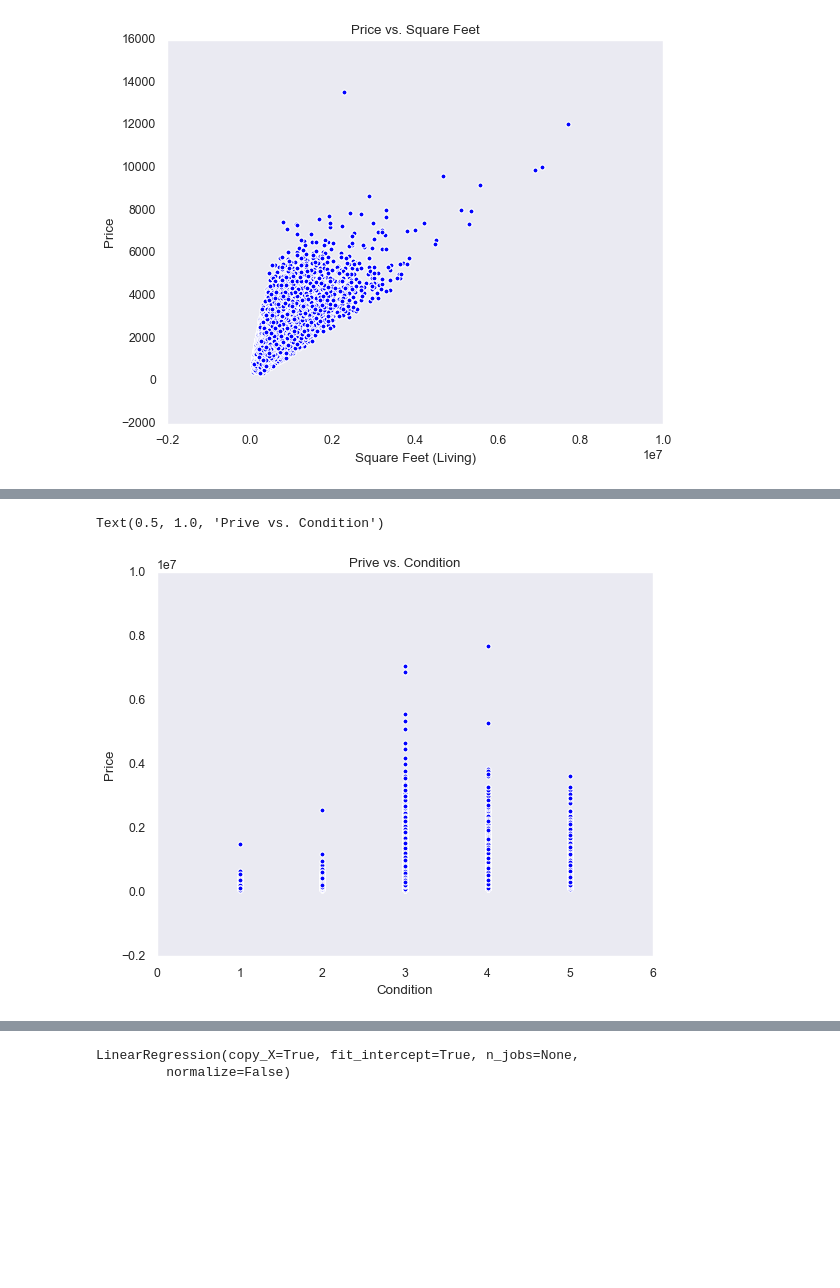
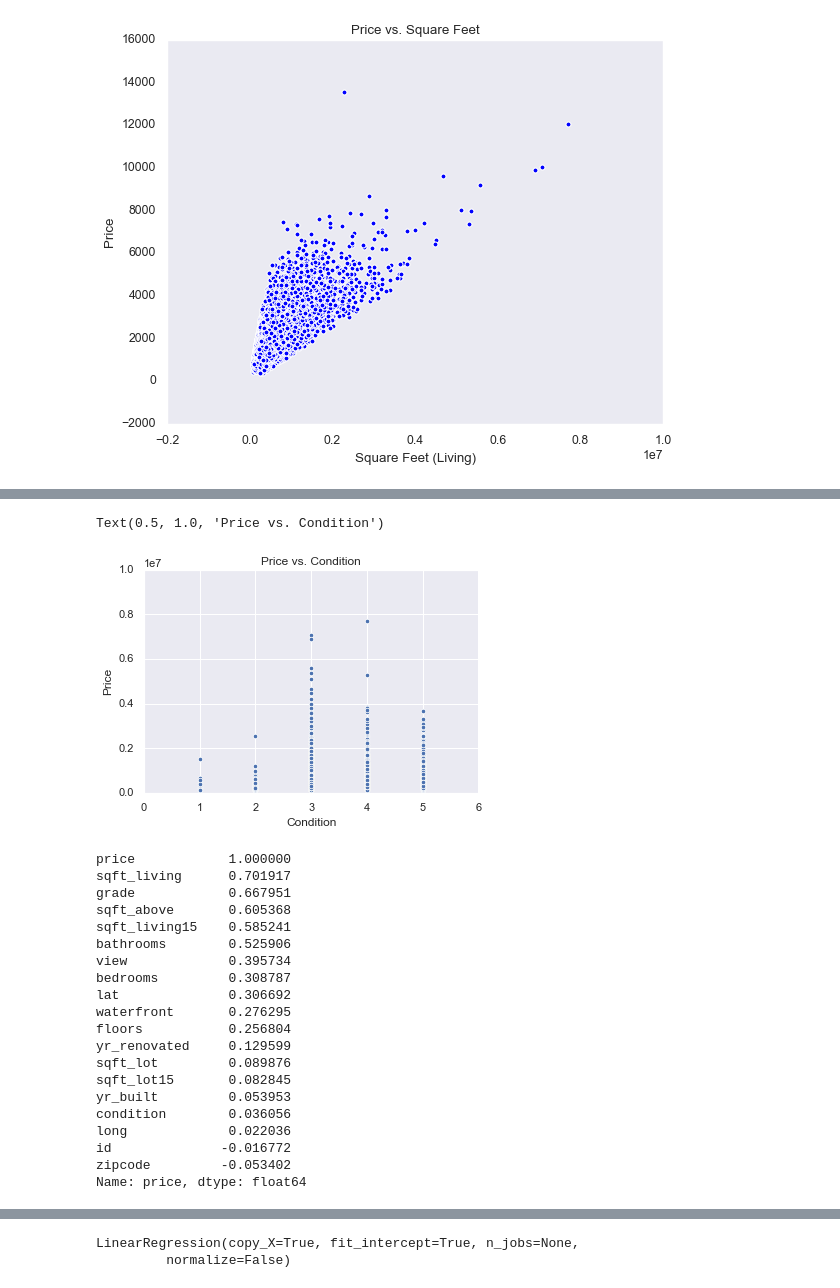
Before and after one commit to whitcrrd/dsc-1-final-project-online-ds-ft-021119, a Jupyter notebook: reed.ipynb, the cells around one changed output, grey strips where cells are left out. Cells and saved outputs as stored; diff of their text form; code cells hidden in the pictures; blank space fills up the shorter version.

```diff
--- a/reed.ipynb
+++ b/reed.ipynb
@@ -140,13 +148,39 @@ Text(0.5, 1.0, 'Prive vs. Grade')
 # %%
-plt.scatter(data.condition, data.price)
+sns.scatterplot(x='condition', y='price', data=data)
+plt.xlim(0,None)
+plt.ylim(0,None)
 plt.xlabel("Condition")
 plt.ylabel("Price")
-plt.title("Prive vs. Condition")
+plt.title("Price vs. Condition")
 # %% [output]
-Text(0.5, 1.0, 'Prive vs. Condition')
+Text(0.5, 1.0, 'Price vs. Condition')
-[figure, old version]
+[figure, new version]
 # %%
 from sklearn.linear_model import LinearRegression
 from sklearn.model_selection import train_test_split
 # %%
 reg = LinearRegression()
+# %%
+corr_matrix = data.corr()
+corr_matrix["price"].sort_values(ascending=False)
+# %% [output]
+price            1.000000
+sqft_living      0.701917
+grade            0.667951
+sqft_above       0.605368
+sqft_living15    0.585241
+bathrooms        0.525906
+view             0.395734
+bedrooms         0.308787
+lat              0.306692
+waterfront       0.276295
+floors           0.256804
+yr_renovated     0.129599
+sqft_lot         0.089876
+sqft_lot15       0.082845
+yr_built         0.053953
+condition        0.036056
+long             0.022036
+id              -0.016772
+zipcode         -0.053402
+Name: price, dtype: float64
```
Also changed, not shown: parts of 52 cells of this notebook.
